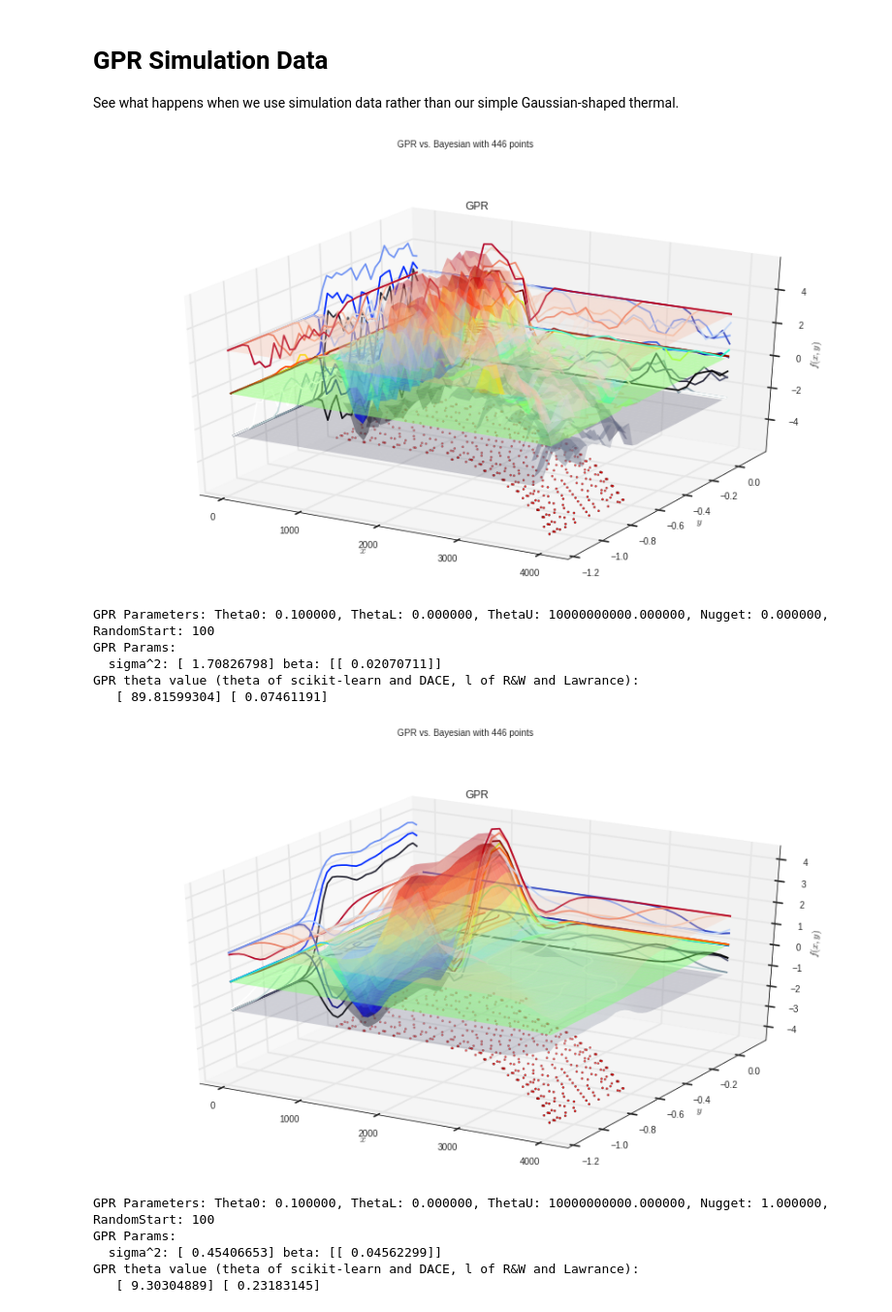
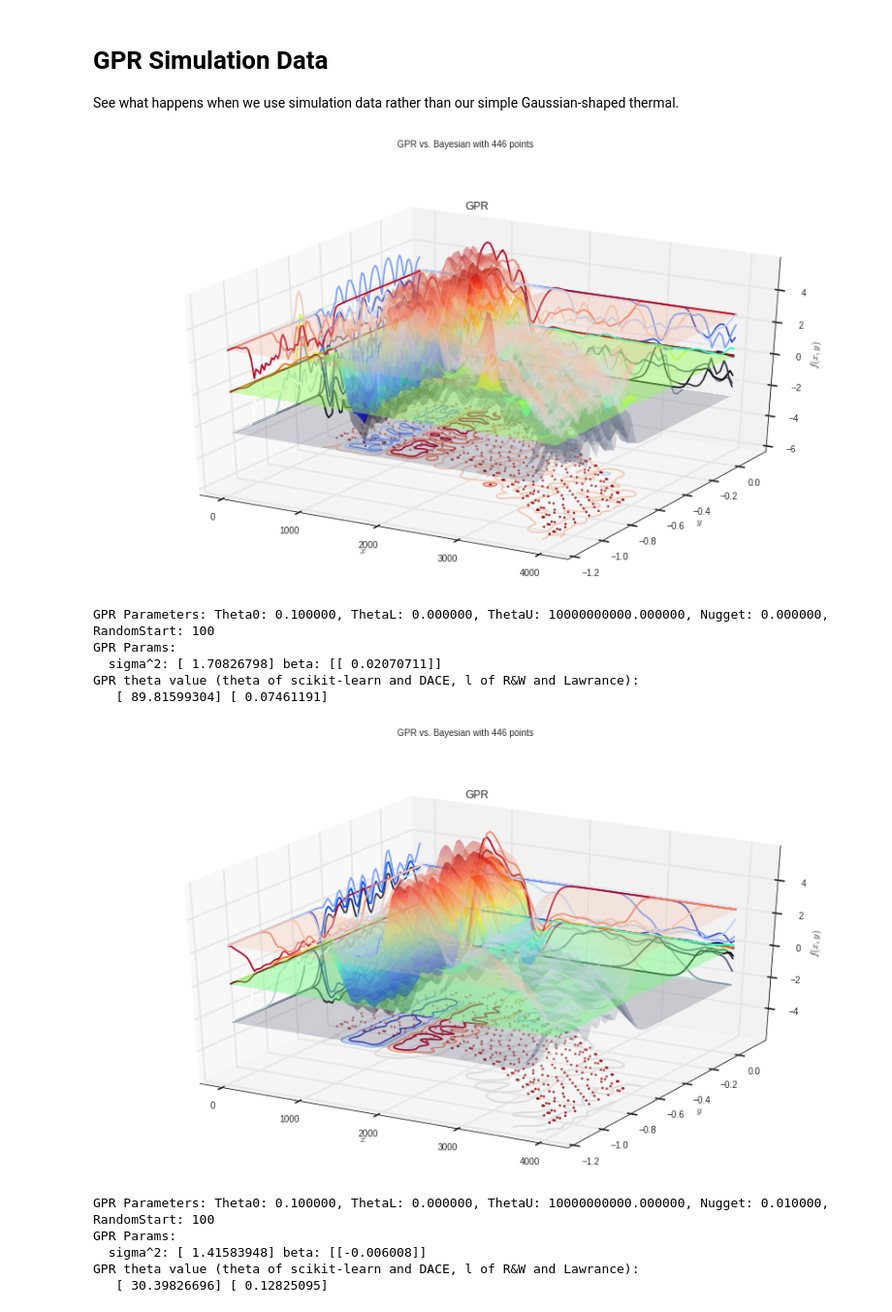
Before and after one commit to ThermalSoaring/bayesian-learning, a Jupyter notebook: gaussian-process-regression/GPR Simulation Data.ipynb, the cells around one changed output. Shown at 97% size. Cells and saved outputs as stored; diff of their text form; code cells hidden in the pictures.

Commit message:
Additional simulation plots and of higher detail

```diff
--- a/gaussian-process-regression/GPR Simulation Data.ipynb
+++ b/gaussian-process-regression/GPR Simulation Data.ipynb
@@ -329,16 +329,23 @@ def GaussianProcessRegression(fig, path, measurements,
         gprParams = GPRParams()
 
     # Compute bounds based on measurements
-    pos_min_x = min(path[:,0])
-    pos_max_x = max(path[:,0])
-    pos_min_y = min(path[:,1])
-    pos_max_y = max(path[:,1])
+    pos_min_x = np.min(path[:,0])
+    pos_max_x = np.max(path[:,0])
+    pos_min_y = np.min(path[:,1])
+    pos_max_y = np.max(path[:,1])
+
+    if pos_max_x-pos_min_x == 0:
+        pos_min_x = -1
+        pos_max_x = 1
+    if pos_max_y-pos_min_y == 0:
+        pos_min_y = -1
+        pos_max_y = 1
 
     # Generate all the points we want to output at
     # See: http://stackoverflow.com/a/32208788
     grid_x, grid_y = np.meshgrid(
-        np.arange(pos_min_x, pos_max_x, (pos_max_x-pos_min_x)/40),
-        np.arange(pos_min_y, pos_max_y, (pos_max_y-pos_min_y)/40))
+        np.arange(pos_min_x, pos_max_x, (pos_max_x-pos_min_x)/100),
+        np.arange(pos_min_y, pos_max_y, (pos_max_y-pos_min_y)/100))
     grid = np.vstack((grid_x.flatten(), grid_y.flatten())).T
 
     if field:
@@ -397,7 +404,7 @@ def GaussianProcessRegression(fig, path, measurements,
 
     # Contours so we can see how it compares with the path
     # See: http://matplotlib.org/examples/mplot3d/contour3d_demo3.html
-    cset = ax.contour(grid_x, grid_y, pred_surface, zdir='z', offset=0, cmap=cm.coolwarm)
+    cset = ax.contour(grid_x, grid_y, pred_surface, zdir='z', offset=ax.get_zlim()[0], cmap=cm.coolwarm)
     cset = ax.contour(grid_x, grid_y, lower, zdir='x', offset=pos_min_x, cmap=cm.bone)
     cset = ax.contour(grid_x, grid_y, lower, zdir='y', offset=pos_max_y, cmap=cm.bone)
     cset = ax.contour(grid_x, grid_y, pred_surface, zdir='x', offset=pos_min_x, cmap=cm.jet)
@@ -497,6 +504,13 @@ def ParameterTests(data):
         theta0=1e-1,
         thetaL=1e-10,
         thetaU=1e10,
+        nugget=0.01,
+        random_start=100))
+
+    RunPath(data, GPRParams(
+        theta0=1e-1,
+        thetaL=1e-10,
+        thetaU=1e10,
         nugget=1,
         random_start=100))
 
@@ -557,42 +571,37 @@ def readData(df, startAtZero=False, normalize=False):
         data[['y']] /= maxY-minY
 
     # For GPR (x,y) must be unique
     data = data.drop_duplicates(subset=['x','y'])
 
     return data
 
 #
 # Compare Lat-Long with X-Y
 #
 def compareXYLatLong(file):
     data = readData(file)
     original = pd.read_csv(file)
     data.plot(x='x', y='y', marker='.', title="Glider Position X-Y", figsize=(15,8))
     original.plot(x='Longitude', y='Latitude', marker='.', title="Glider Position Lat-Long", figsize=(15,8))
 
-# Bizarre results
-#file = '../simulation/crrcsim/data/run2.csv'
-#data = readData(file, normalize=True)
-#ParameterTests(data)
-
 # Grab subset of data
 file = 'run9.csv'
 df = pd.read_csv(file)
 df = df.iloc[np.floor(df.shape[0]/3):np.floor(df.shape[0]*2/3),:]
 df = df.iloc[::10, :]
 # Run GPR
 data = readData(df, startAtZero=True)
 ParameterTests(data)
 # %% [output]
-[figure, old version]
+[figure, new version]
 GPR Parameters: Theta0: 0.100000, ThetaL: 0.000000, ThetaU: 10000000000.000000, Nugget: 0.000000, RandomStart: 100
 GPR Params:
   sigma^2: [ 1.70826798] beta: [[ 0.02070711]]
 GPR theta value (theta of scikit-learn and DACE, l of R&W and Lawrance):
    [ 89.81599304] [ 0.07461191]
-[figure, old version]
+[figure, new version]
-GPR Parameters: Theta0: 0.100000, ThetaL: 0.000000, ThetaU: 10000000000.000000, Nugget: 1.000000, RandomStart: 100
+GPR Parameters: Theta0: 0.100000, ThetaL: 0.000000, ThetaU: 10000000000.000000, Nugget: 0.010000, RandomStart: 100
 GPR Params:
-  sigma^2: [ 0.45406653] beta: [[ 0.04562299]]
+  sigma^2: [ 1.41583948] beta: [[-0.006008]]
 GPR theta value (theta of scikit-learn and DACE, l of R&W and Lawrance):
-   [ 9.30304889] [ 0.23183145]
+   [ 30.39826696] [ 0.12825095]
```
Also changed, not shown: parts of 1 cell of this notebook.
